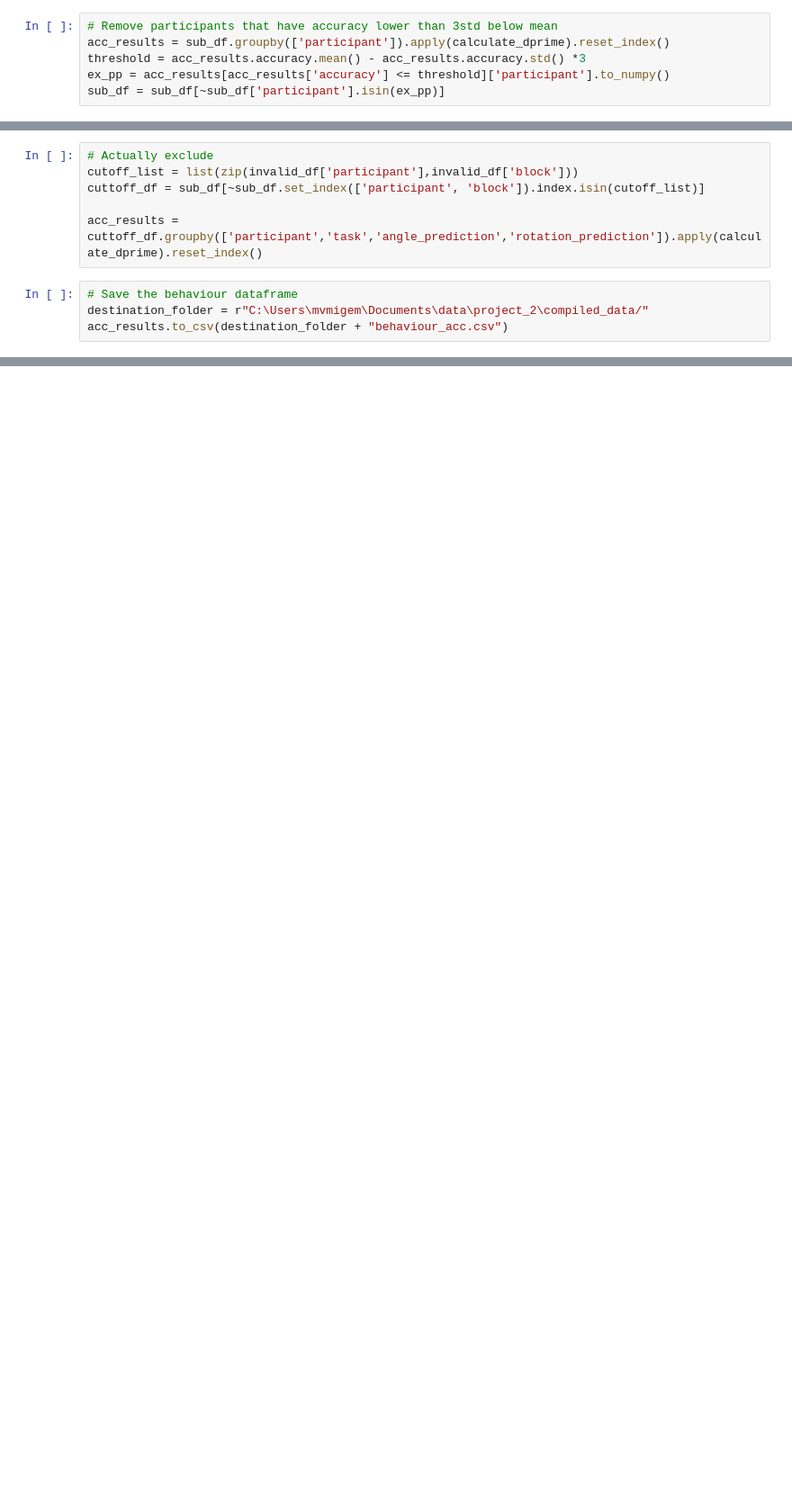
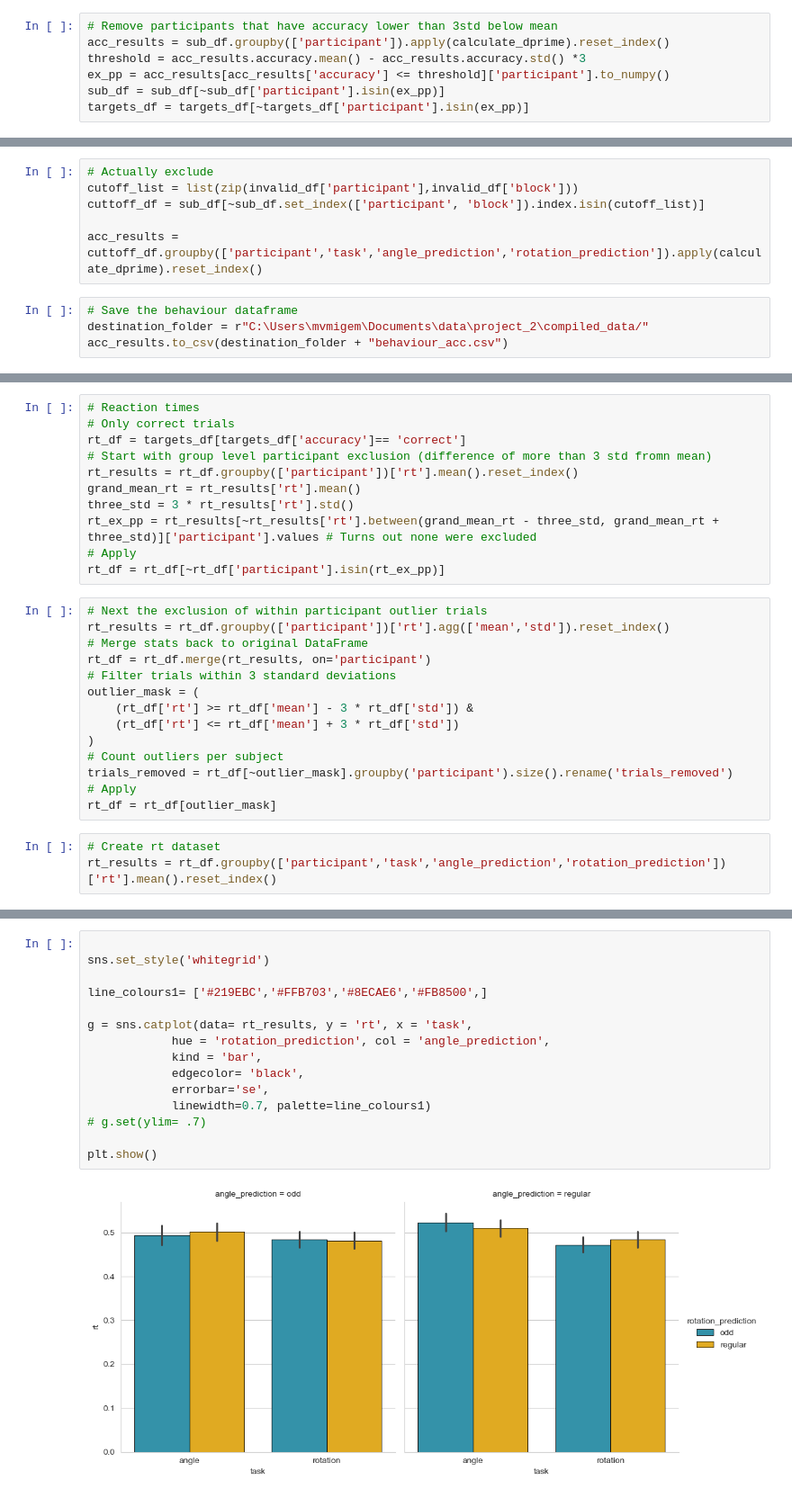
Before and after one commit to maxvanmigem/low-level-visual-prediction-processing, a Jupyter notebook: exploration/behaviour.ipynb, the cells around one changed output, grey strips where cells are left out. Shown at 90% size. Saved outputs shown, nothing was run; the diff lists cells and outputs as text; blank space fills up the shorter version.

```diff
--- a/exploration/behaviour.ipynb
+++ b/exploration/behaviour.ipynb
@@ -84,3 +84,4 @@ acc_results = sub_df.groupby(['participant']).apply(calculate_dprime).reset_inde
 threshold = acc_results.accuracy.mean() - acc_results.accuracy.std() *3
 ex_pp = acc_results[acc_results['accuracy'] <= threshold]['participant'].to_numpy()
 sub_df = sub_df[~sub_df['participant'].isin(ex_pp)]
+targets_df = targets_df[~targets_df['participant'].isin(ex_pp)]
@@ -186 +186,29 @@ plt.tight_layout()
 plt.show()
+# %%
+# Reaction times
+# Only correct trials
+rt_df = targets_df[targets_df['accuracy']== 'correct']
+# Start with group level participant exclusion (difference of more than 3 std fromn mean)
+rt_results = rt_df.groupby(['participant'])['rt'].mean().reset_index()
+grand_mean_rt = rt_results['rt'].mean()
+three_std = 3 * rt_results['rt'].std()
+rt_ex_pp = rt_results[~rt_results['rt'].between(grand_mean_rt - three_std, grand_mean_rt + three_std)]['participant'].values # Turns out none were excluded
+# Apply
+rt_df = rt_df[~rt_df['participant'].isin(rt_ex_pp)]
+# %%
+# Next the exclusion of within participant outlier trials
+rt_results = rt_df.groupby(['participant'])['rt'].agg(['mean','std']).reset_index()
+# Merge stats back to original DataFrame
+rt_df = rt_df.merge(rt_results, on='participant')
+# Filter trials within 3 standard deviations
+outlier_mask = (
+    (rt_df['rt'] >= rt_df['mean'] - 3 * rt_df['std']) &
+    (rt_df['rt'] <= rt_df['mean'] + 3 * rt_df['std'])
+)
+# Count outliers per subject
+trials_removed = rt_df[~outlier_mask].groupby('participant').size().rename('trials_removed')
+# Apply
+rt_df = rt_df[outlier_mask]
+# %%
+# Create rt dataset
+rt_results = rt_df.groupby(['participant','task','angle_prediction','rotation_prediction'])['rt'].mean().reset_index()
@@ -186,0 +219,17 @@ plt.show()
+# %%
+
+sns.set_style('whitegrid')
+
+line_colours1= ['#219EBC','#FFB703','#8ECAE6','#FB8500',]
+
+g = sns.catplot(data= rt_results, y = 'rt', x = 'task',
+            hue = 'rotation_prediction', col = 'angle_prediction',
+            kind = 'bar',
+            edgecolor= 'black',
+            errorbar='se',
+            linewidth=0.7, palette=line_colours1)
+# g.set(ylim= .7)
+
+plt.show()
+# %% [output]
+[figure, added]
```
Also changed, not shown: parts of 7 cells of this notebook, 1 other file.
